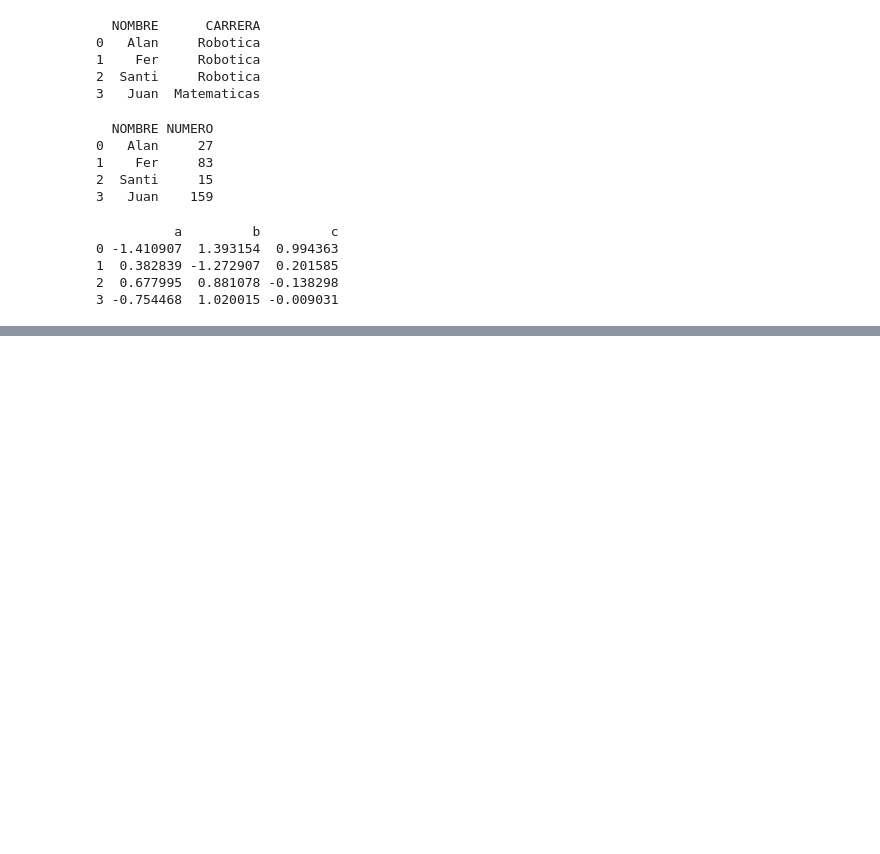
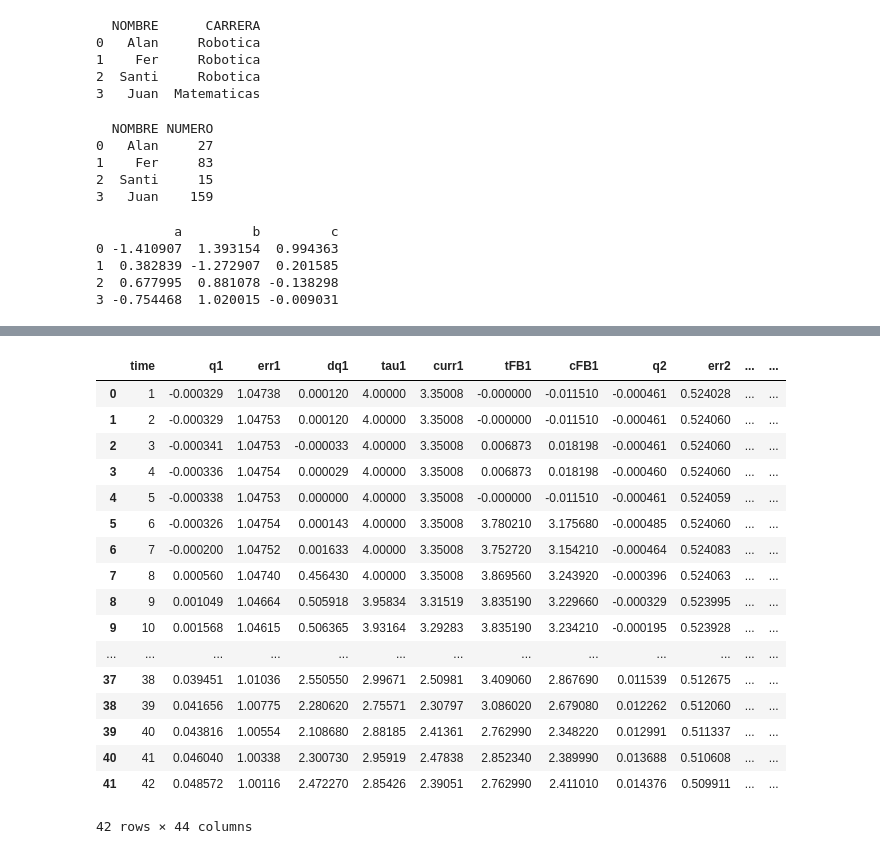
Before and after one commit to AlanDeltax/repositorio-prueba, a Jupyter notebook: PruebasPandas.ipynb, the cells around one changed output, grey strips where cells are left out. Drawn from its saved outputs; the diff is of its cells as text; code cells hidden in the pictures; blank space fills up the shorter version.

```diff
--- a/PruebasPandas.ipynb
+++ b/PruebasPandas.ipynb
@@ -131,3 +131,6 @@ print(randomDF)
 1  0.382839 -1.272907  0.201585
 2  0.677995  0.881078 -0.138298
 3 -0.754468  1.020015 -0.009031
+# %%
+ResCon = pd.read_csv('Test 10.csv')
+ResCon
@@ -133,0 +166,22 @@ print(randomDF)
+# %%
+ResConPeq = ResCon[ResCon['err1'] > 1]
+ResConPeq
+# %% [output]
+|  | time | q1 | err1 | dq1 | tau1 | curr1 | tFB1 | cFB1 | q2 | err2 | ... | ... |
+| 0 | 1 | -0.000329 | 1.04738 | 0.000120 | 4.00000 | 3.35008 | -0.000000 | -0.011510 | -0.000461 | 0.524028 | ... | ... |
+| 1 | 2 | -0.000329 | 1.04753 | 0.000120 | 4.00000 | 3.35008 | -0.000000 | -0.011510 | -0.000461 | 0.524060 | ... | ... |
+| 2 | 3 | -0.000341 | 1.04753 | -0.000033 | 4.00000 | 3.35008 | 0.006873 | 0.018198 | -0.000461 | 0.524060 | ... | ... |
+| 3 | 4 | -0.000336 | 1.04754 | 0.000029 | 4.00000 | 3.35008 | 0.006873 | 0.018198 | -0.000460 | 0.524060 | ... | ... |
+| 4 | 5 | -0.000338 | 1.04753 | 0.000000 | 4.00000 | 3.35008 | -0.000000 | -0.011510 | -0.000461 | 0.524059 | ... | ... |
+| 5 | 6 | -0.000326 | 1.04754 | 0.000143 | 4.00000 | 3.35008 | 3.780210 | 3.175680 | -0.000485 | 0.524060 | ... | ... |
+| 6 | 7 | -0.000200 | 1.04752 | 0.001633 | 4.00000 | 3.35008 | 3.752720 | 3.154210 | -0.000464 | 0.524083 | ... | ... |
+| 7 | 8 | 0.000560 | 1.04740 | 0.456430 | 4.00000 | 3.35008 | 3.869560 | 3.243920 | -0.000396 | 0.524063 | ... | ... |
+| 8 | 9 | 0.001049 | 1.04664 | 0.505918 | 3.95834 | 3.31519 | 3.835190 | 3.229660 | -0.000329 | 0.523995 | ... | ... |
+| 9 | 10 | 0.001568 | 1.04615 | 0.506365 | 3.93164 | 3.29283 | 3.835190 | 3.234210 | -0.000195 | 0.523928 | ... | ... |
+| ... | ... | ... | ... | ... | ... | ... | ... | ... | ... | ... | ... | ... |
+| 37 | 38 | 0.039451 | 1.01036 | 2.550550 | 2.99671 | 2.50981 | 3.409060 | 2.867690 | 0.011539 | 0.512675 | ... | ... |
+| 38 | 39 | 0.041656 | 1.00775 | 2.280620 | 2.75571 | 2.30797 | 3.086020 | 2.679080 | 0.012262 | 0.512060 | ... | ... |
+| 39 | 40 | 0.043816 | 1.00554 | 2.108680 | 2.88185 | 2.41361 | 2.762990 | 2.348220 | 0.012991 | 0.511337 | ... | ... |
+| 40 | 41 | 0.046040 | 1.00338 | 2.300730 | 2.95919 | 2.47838 | 2.852340 | 2.389990 | 0.013688 | 0.510608 | ... | ... |
+| 41 | 42 | 0.048572 | 1.00116 | 2.472270 | 2.85426 | 2.39051 | 2.762990 | 2.411010 | 0.014376 | 0.509911 | ... | ... |
+42 rows × 44 columns
```
Also changed, not shown: parts of 2 cells of this notebook.
